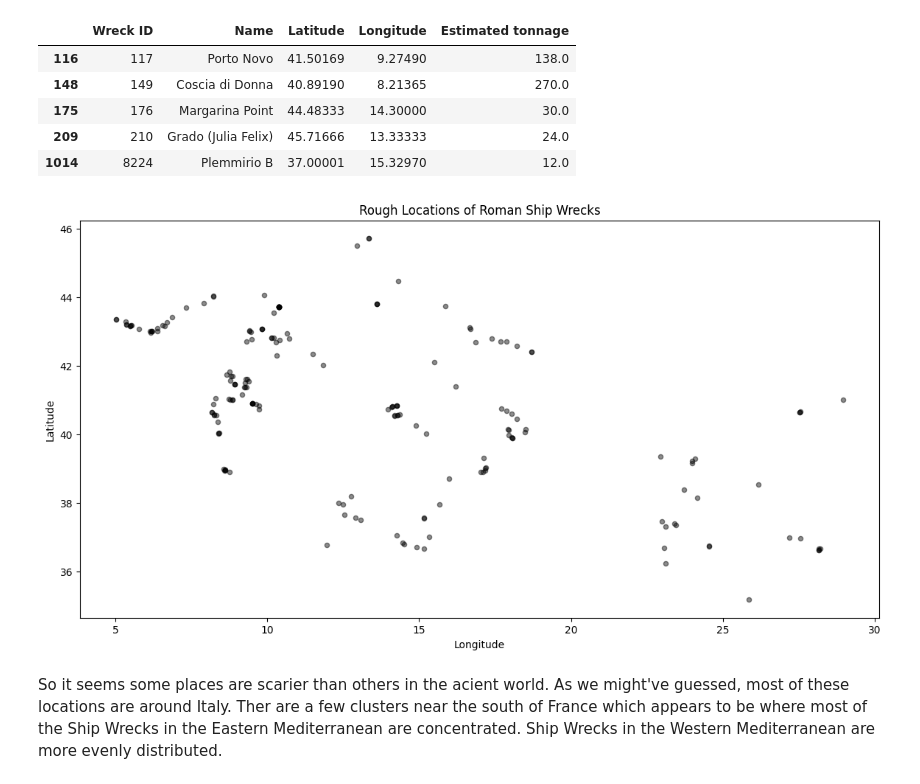
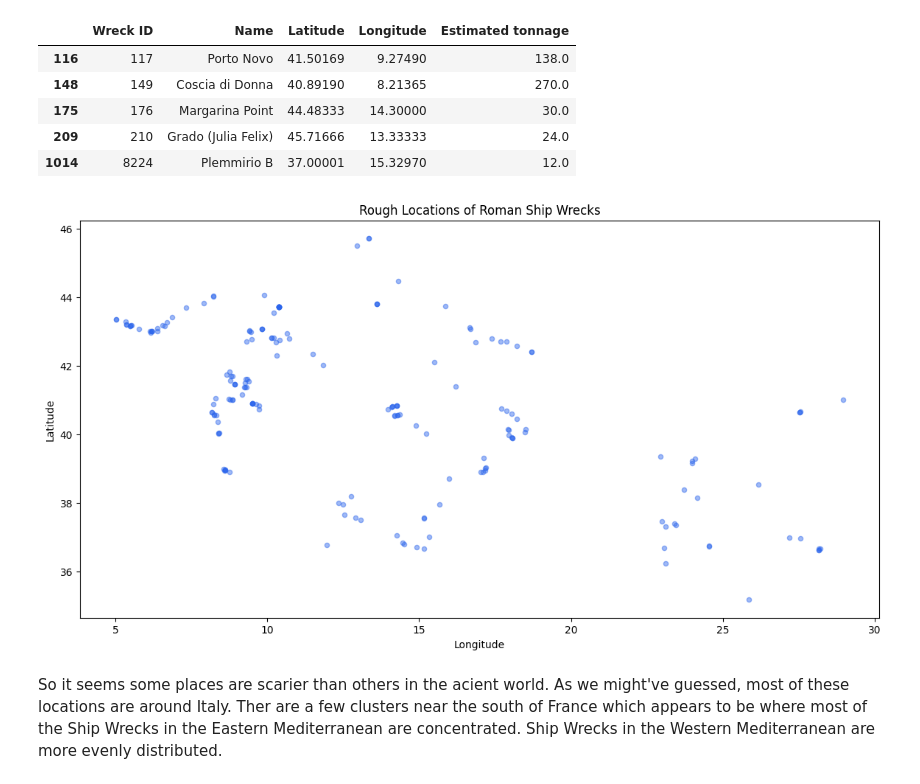
Before and after one commit to streklin/dsnd-project-1, a Jupyter notebook: most_dangerous_voyages.ipynb, the cells around one changed output. Cells and saved outputs as stored; diff of their text form; code cells hidden in the pictures.

```diff
--- a/most_dangerous_voyages.ipynb
+++ b/most_dangerous_voyages.ipynb
@@ -382,13 +382,13 @@ df_latlong.head()
 | 1014 | 8224 | Plemmirio B | 37.00001 | 15.32970 | 12.0 |
 # %%
 plt.figure(figsize=(14, 7))
-plt.scatter(x=df_latlong["Longitude"], y=df_latlong["Latitude"], s=20, alpha=0.45, color="black")
+plt.scatter(x=df_latlong["Longitude"], y=df_latlong["Latitude"], s=20, alpha=0.45, color="#2B65EC")
 plt.title("Rough Locations of Roman Ship Wrecks")
 plt.xlabel("Longitude")
 plt.ylabel("Latitude")
-plt.savefig("shipwrecks_locations.png");
+plt.savefig("docs/images/shipwrecks_locations.png", bbox_inches="tight");
 # %% [output]
-[figure, old version]
+[figure, new version]
 # %% [markdown]
 So it seems some places are scarier than others in the acient world. As we might've guessed, most of these locations are around Italy. Ther are a few clusters near the south of France which appears to be where most of the Ship Wrecks in the Eastern Mediterranean are concentrated. Ship Wrecks in the Western Mediterranean are more evenly distributed.
 # %% [markdown]
```
Also changed, not shown: parts of 7 cells of this notebook, 14 other files.
